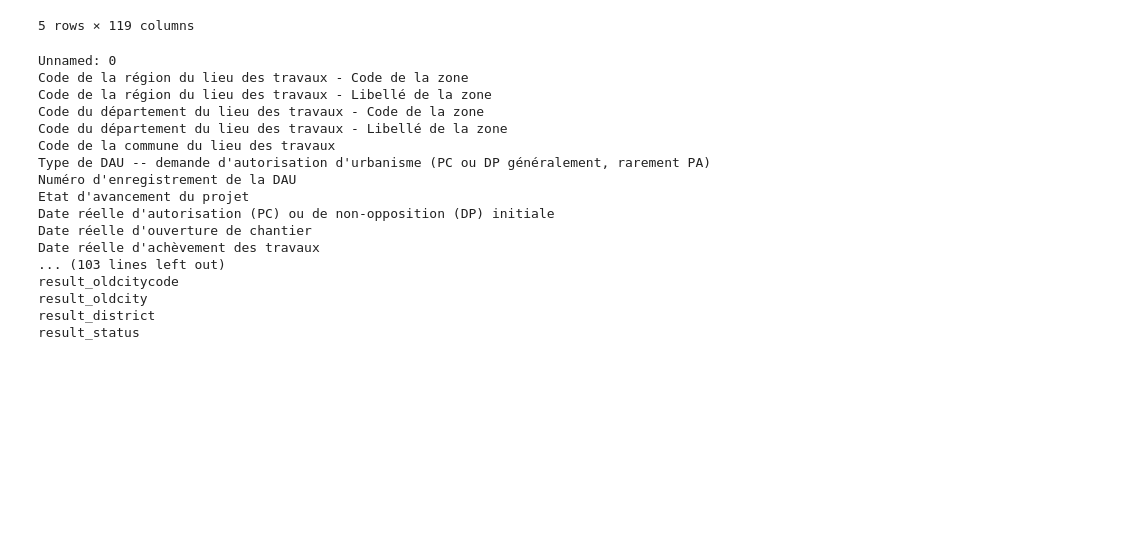
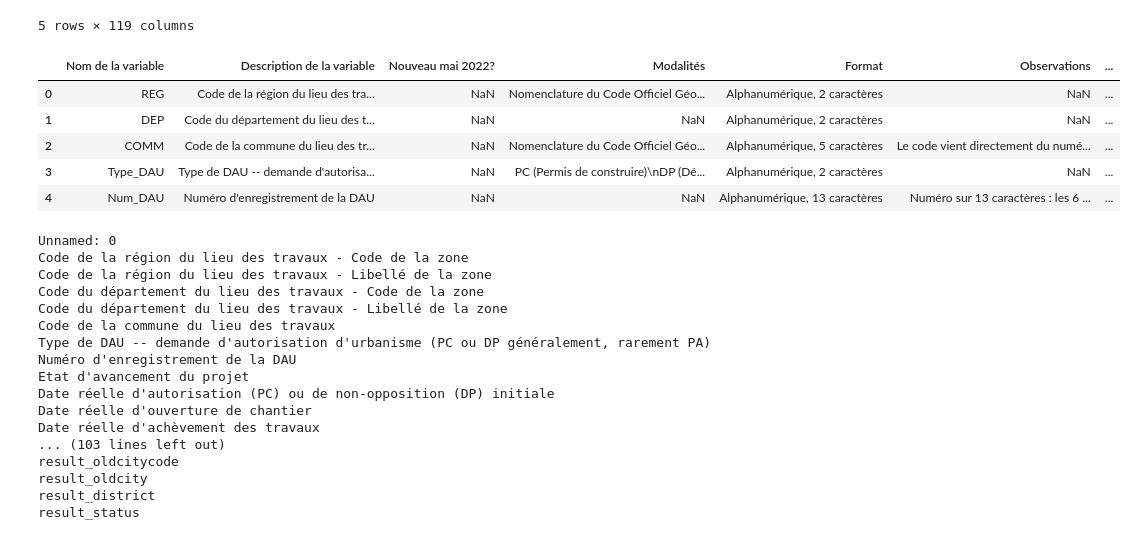
Before and after one commit to m-ligeret/price-signals-construction-activity, a Jupyter notebook: processing_constr_nonresid.ipynb, the cells around one changed output. Drawn from its saved outputs; the diff is of its cells as text; code cells hidden in the pictures; blank space fills up the shorter version.

Commit message:
Traitement des colonnes construction_non_resid, types et tri

```diff
--- a/processing_constr_nonresid.ipynb
+++ b/processing_constr_nonresid.ipynb
@@ -13,3 +13,14 @@ df.head()
 | 3 | 3 | 82 | Rhône-Alpes | 01 | Ain | ... |
 | 4 | 4 | 82 | Rhône-Alpes | 01 | Ain | ... |
 5 rows × 119 columns
+# %%
+dico_variables = pd.read_excel("https://minio.lab.sspcloud.fr/mligeret1/dictionnaire-variables-locaux-permis-construire-20220531.xls")
+# %%
+dico_variables.head()
+# %% [output]
+|  | Nom de la variable | Description de la variable | Nouveau mai 2022? | Modalités | Format | Observations | ... |
+| 0 | REG | Code de la région du lieu des tra... | NaN | Nomenclature du Code Officiel Géo... | Alphanumérique, 2 caractères | NaN | ... |
+| 1 | DEP | Code du département du lieu des t... | NaN | NaN | Alphanumérique, 2 caractères | NaN | ... |
+| 2 | COMM | Code de la commune du lieu des tr... | NaN | Nomenclature du Code Officiel Géo... | Alphanumérique, 5 caractères | Le code vient directement du numé... | ... |
+| 3 | Type_DAU | Type de DAU -- demande d'autorisa... | NaN | PC (Permis de construire)\nDP (Dé... | Alphanumérique, 2 caractères | NaN | ... |
+| 4 | Num_DAU | Numéro d'enregistrement de la DAU | NaN | NaN | Alphanumérique, 13 caractères | Numéro sur 13 caractères : les 6 ... | ... |
```
Also changed, not shown: parts of 10 cells of this notebook.
